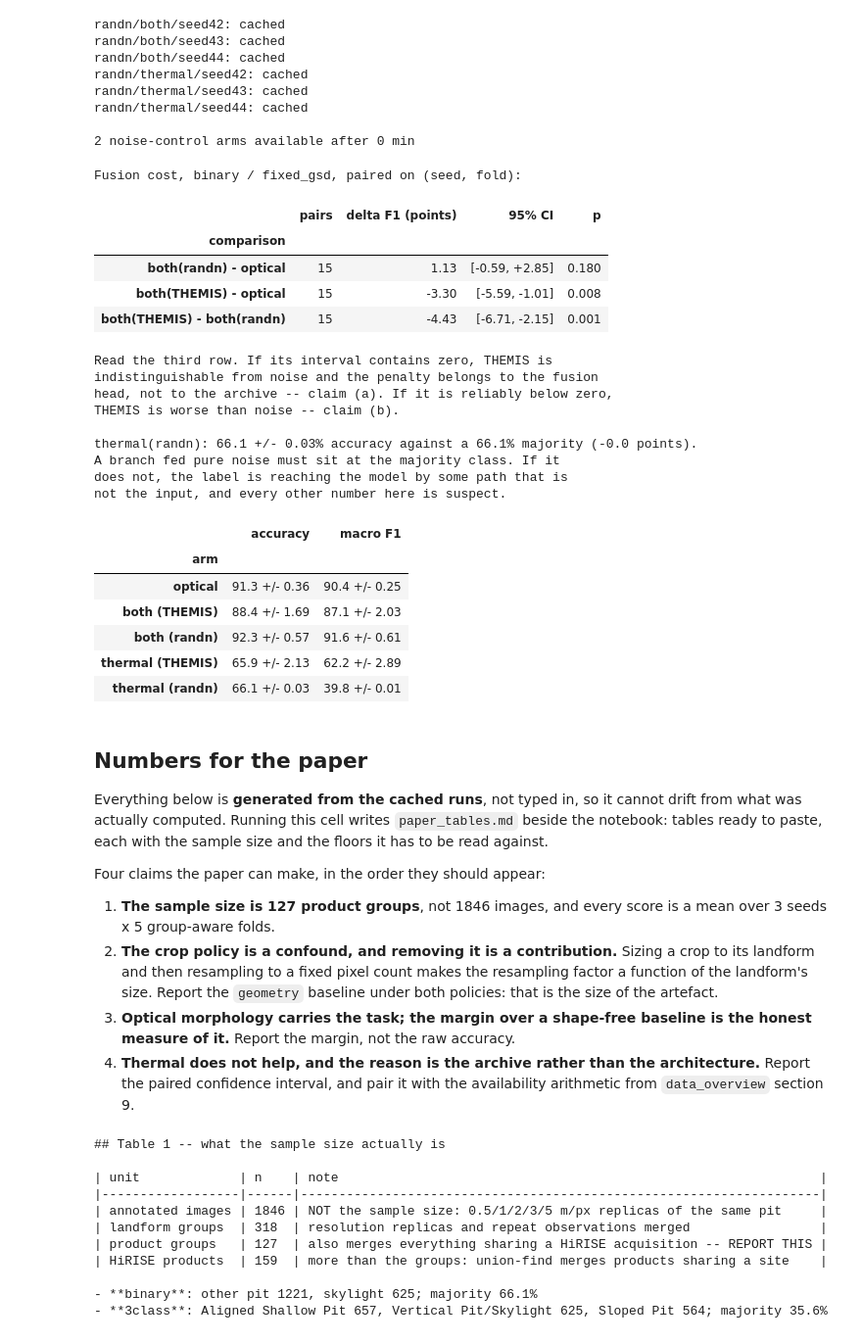
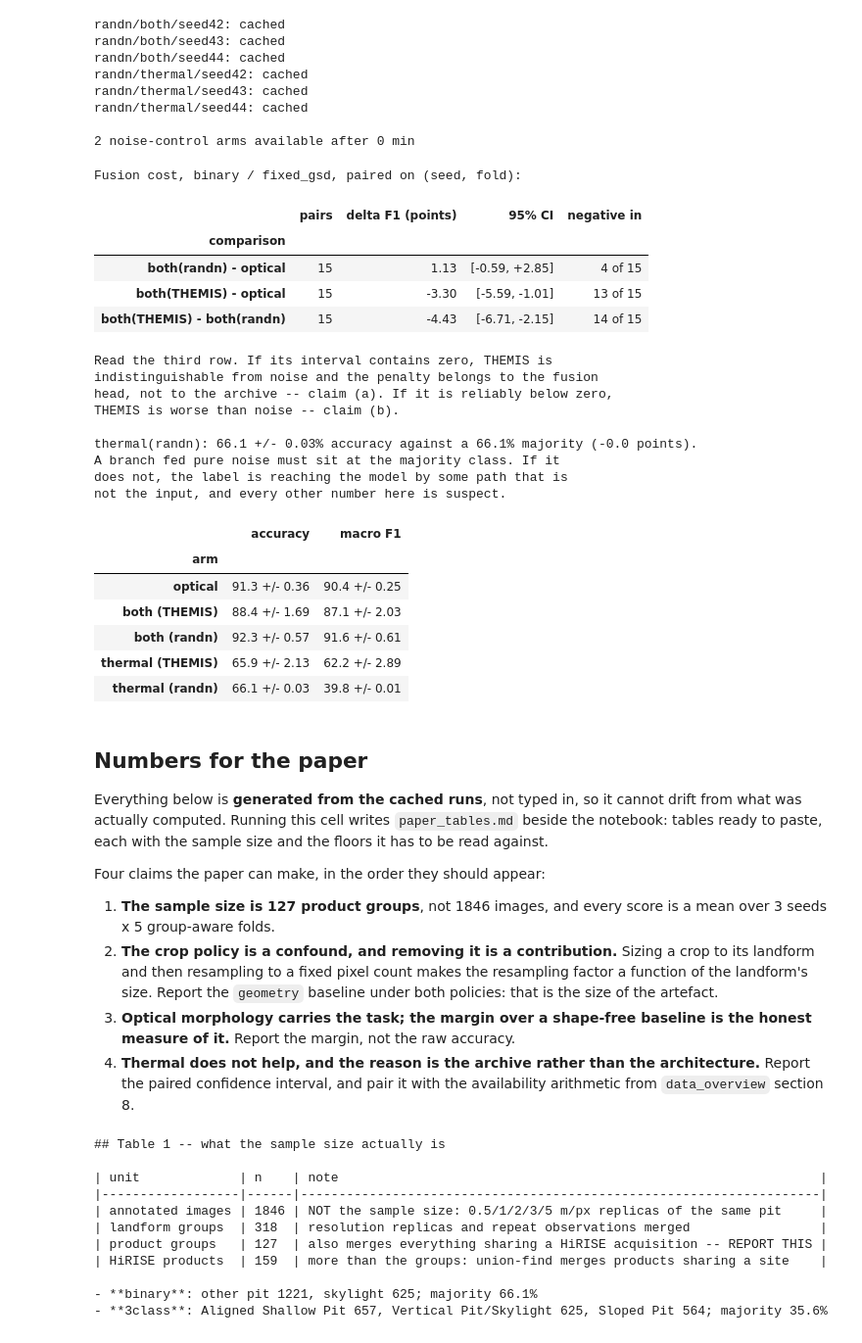
Before and after one commit to GianM0027/lavatube_finder, a Jupyter notebook: training.ipynb, the cells around one changed output. Shown at 98% size. Cells and saved outputs as stored; diff of their text form; code cells hidden in the pictures.

```diff
--- a/training.ipynb
+++ b/training.ipynb
@@ -714,8 +682,7 @@ for task_name, policy in EXPERIMENTS:
         "mean dF1 (pts)": delta.mean(),
         "CI low": delta.mean() - half,
         "CI high": delta.mean() + half,
-        "p (paired t)": stats.ttest_rel(
-            cv_folds[key_both]["val_f1"], cv_folds[key_optical]["val_f1"]).pvalue,
+        "negative in": f"{int((delta < 0).sum())} of {len(delta)}",
     })
 
 if rows:
@@ -1127,7 +1084,7 @@ else:
     real_both = cv_folds.get((NOISE_TASK, NOISE_POLICY, "both"))
 
     def paired(a, b, label):
-        """Mean difference, CI and p for two arms on the same (seed, fold)."""
+        """Mean difference and CI for two arms on the same (seed, fold)."""
         common = a.index.intersection(b.index)
         delta = (a.loc[common, "val_f1"] - b.loc[common, "val_f1"]) * 100
         half = stats.t.ppf(0.975, len(delta) - 1) * delta.std() / len(delta) ** 0.5
@@ -1135,8 +1092,7 @@ else:
             "comparison": label, "pairs": len(delta),
             "delta F1 (points)": round(delta.mean(), 2),
             "95% CI": f"[{delta.mean() - half:+.2f}, {delta.mean() + half:+.2f}]",
-            "p": round(stats.ttest_rel(a.loc[common, "val_f1"],
-                                       b.loc[common, "val_f1"]).pvalue, 3),
+            "negative in": f"{int((delta < 0).sum())} of {len(delta)}",
         }
 
     rows = []
@@ -1159,38 +1115,38 @@ else:
     # The floor check the ablation section promises.
     if "thermal" in noise_folds:
         acc = noise_folds["thermal"].groupby("seed")["val_acc"].mean() * 100
         floor = TASKS[NOISE_TASK]["majority"] * 100
         print()
         print(f"thermal(randn): {acc.mean():.1f} +/- {acc.std():.2f}% accuracy "
               f"against a {floor:.1f}% majority "
               f"({acc.mean() - floor:+.1f} points).")
         print("A branch fed pure noise must sit at the majority class. If it")
         print("does not, the label is reaching the model by some path that is")
         print("not the input, and every other number here is suspect.")
 
     summary = []
     for name, frame in (("optical", optical),
                         ("both (THEMIS)", real_both),
                         ("both (randn)", noise_folds.get("both")),
                         ("thermal (THEMIS)",
                          cv_folds.get((NOISE_TASK, NOISE_POLICY, "thermal"))),
                         ("thermal (randn)", noise_folds.get("thermal"))):
         if frame is None:
             continue
         acc = frame.groupby("seed")["val_acc"].mean() * 100
         f1 = frame.groupby("seed")["val_f1"].mean() * 100
         summary.append({"arm": name,
                         "accuracy": f"{acc.mean():.1f} +/- {acc.std():.2f}",
                         "macro F1": f"{f1.mean():.1f} +/- {f1.std():.2f}"})
     print()
     display(pd.DataFrame(summary).set_index("arm"))
 # %% [output]
 Fusion cost, binary / fixed_gsd, paired on (seed, fold):
-|  | pairs | delta F1 (points) | 95% CI | p |
+|  | pairs | delta F1 (points) | 95% CI | negative in |
 | comparison |  |  |  |  |
-| both(randn) - optical | 15 | 1.13 | [-0.59, +2.85] | 0.180 |
-| both(THEMIS) - optical | 15 | -3.30 | [-5.59, -1.01] | 0.008 |
-| both(THEMIS) - both(randn) | 15 | -4.43 | [-6.71, -2.15] | 0.001 |
+| both(randn) - optical | 15 | 1.13 | [-0.59, +2.85] | 4 of 15 |
+| both(THEMIS) - optical | 15 | -3.30 | [-5.59, -1.01] | 13 of 15 |
+| both(THEMIS) - both(randn) | 15 | -4.43 | [-6.71, -2.15] | 14 of 15 |
 Read the third row. If its interval contains zero, THEMIS is
 indistinguishable from noise and the penalty belongs to the fusion
 head, not to the archive -- claim (a). If it is reliably below zero,
@@ -1227,7 +1183,7 @@ Four claims the paper can make, in the order they should appear:
    is the honest measure of it.** Report the margin, not the raw accuracy.
 4. **Thermal does not help, and the reason is the archive rather than the
    architecture.** Report the paired confidence interval, and pair it with the
-   availability arithmetic from `data_overview` section 9.
+   availability arithmetic from `data_overview` section 8.
 # %%
 import json as _json
 import textwrap
```
Also changed, not shown: parts of 6 cells of this notebook, 13 other files.
